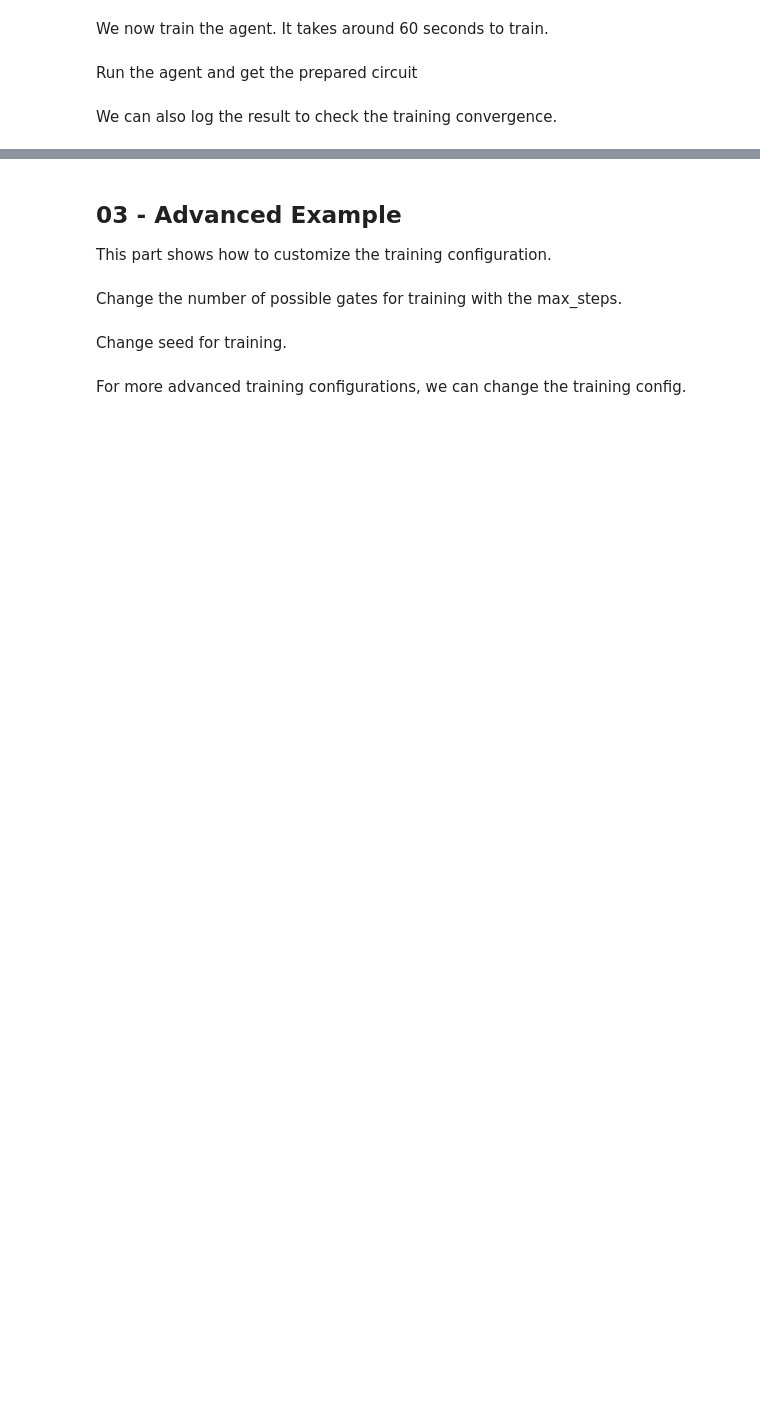
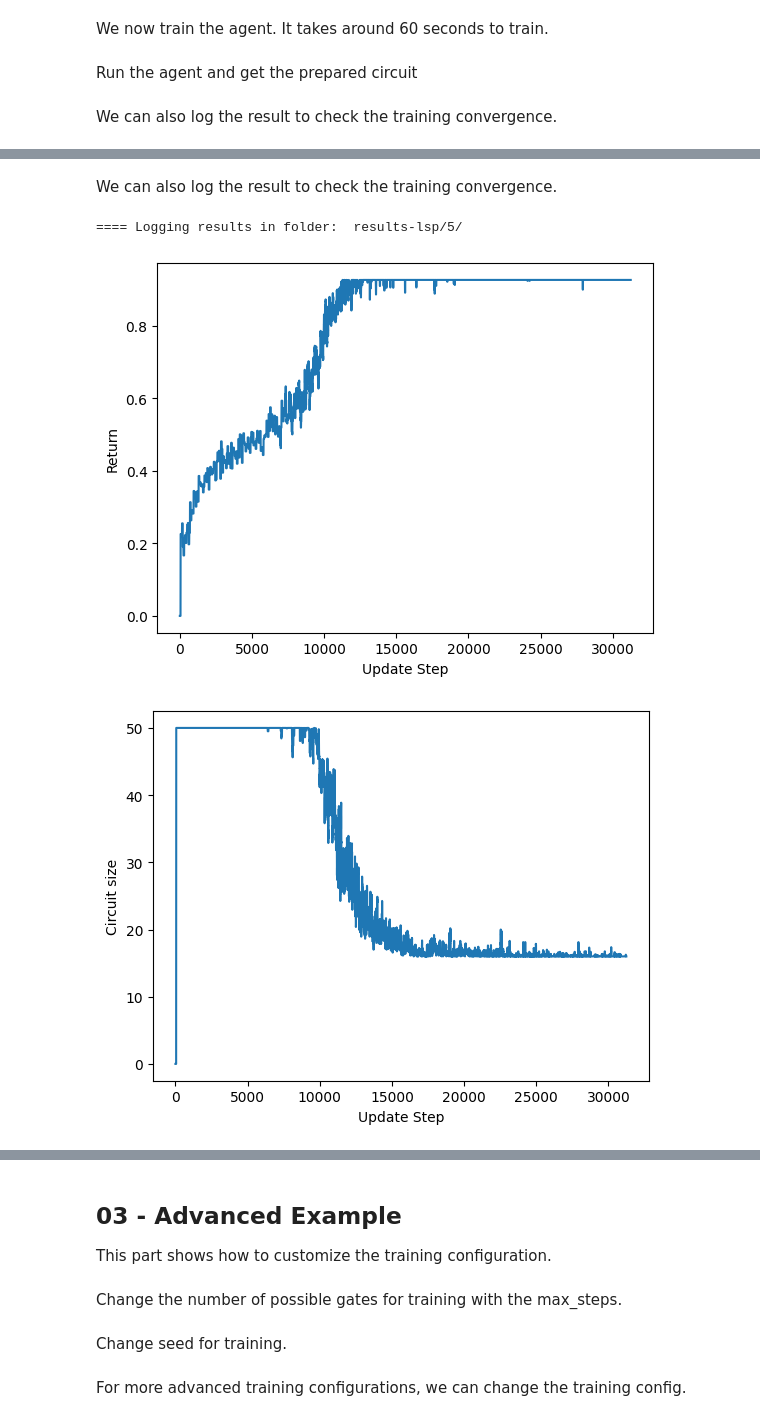
Before and after one commit to remmyzen/rlftqc, a Jupyter notebook: notebooks/01 - Logical State Preparation.ipynb, the cells around one changed output, grey strips where cells are left out. Saved outputs shown, nothing was run; the diff lists cells and outputs as text; code cells hidden in the pictures; blank space fills up the shorter version.

```diff
--- a/notebooks/01 - Logical State Preparation.ipynb
+++ b/notebooks/01 - Logical State Preparation.ipynb
@@ -99,0 +170,8 @@ lsp.log()
+# %% [markdown]
+We can also log the result to check the training convergence.
+# %%
+lsp.log()
+# %% [output]
+==== Logging results in folder:  results-lsp/5/
+[figure, added]
+[figure, added]
```
Also changed, not shown: parts of 27 cells of this notebook, 2 other files.
